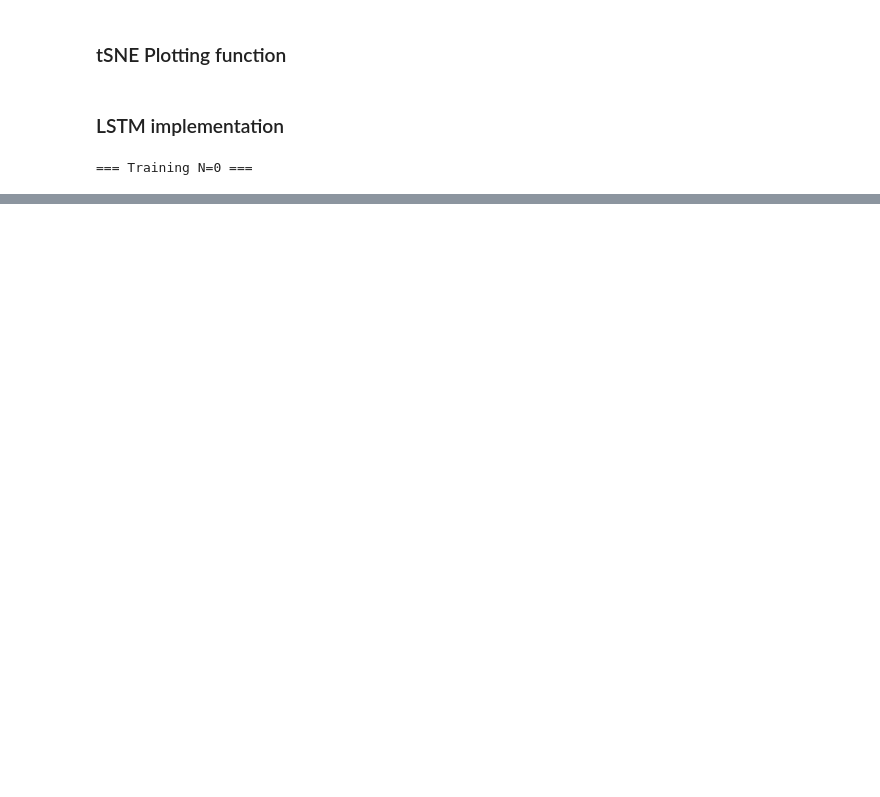
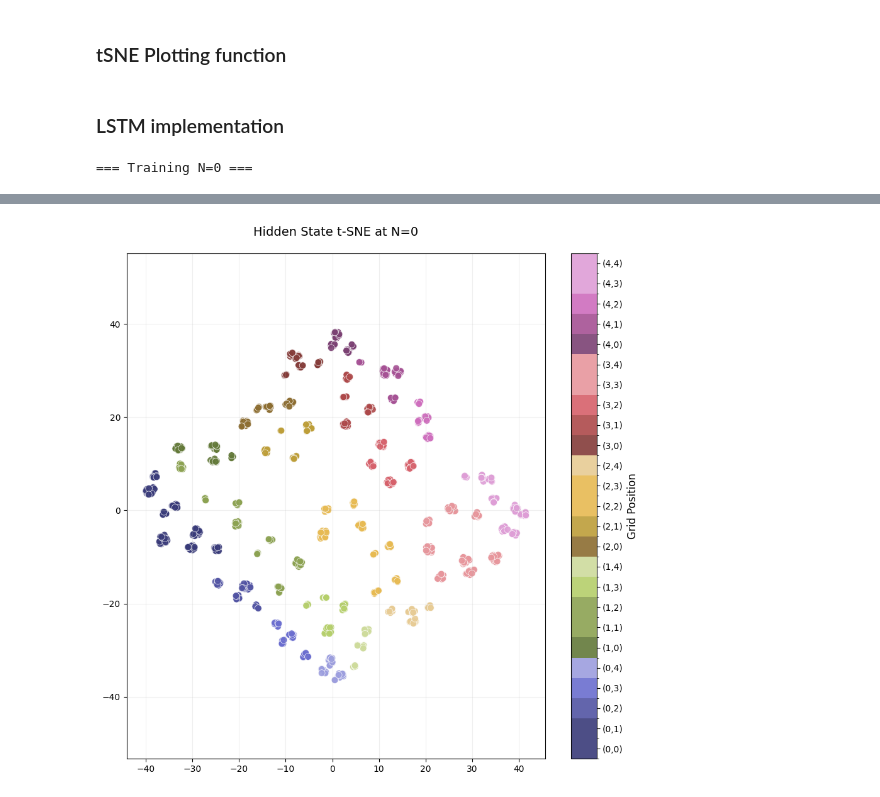
Before and after one commit to neur1s/GridVaders, a Jupyter notebook: lstm.ipynb, the cells around one changed output, grey strips where cells are left out. Saved outputs shown, nothing was run; the diff lists cells and outputs as text; code cells hidden in the pictures; blank space fills up the shorter version.

Commit message:
Updated hidden state extraction
Hidden state extraction from the evaluation step

```diff
--- a/lstm.ipynb
+++ b/lstm.ipynb
@@ -15,15 +15,17 @@ import matplotlib.colors as mcolors
 # %% [markdown]
 ### tSNE Plotting function
 # %%
-def plot_tsne(hidden_states, grid_positions, n_back, perplexity=30, n_iter=1000):
+def plot_tsne(hidden_states, grid_indices, n_back, perplexity=30, n_iter=1000):
+    print(hidden_states.shape, len(grid_indices))
 
-    pos_ids = np.array([x * 5 + y for x, y in grid_positions]) # Convert grid positions to numerical indices (0-24)
+    # grid_indices are already integers (0-24)
+    pos_ids = np.array(grid_indices)
 
-    # Run t-SNE with tunable parameters
+    # Run t-SNE
     tsne = TSNE(n_components=2, random_state=SEED, perplexity=perplexity, n_iter=n_iter)
     tsne_results = tsne.fit_transform(hidden_states)
 
-    # Define a categorical colormap with 25 distinct colors
+    # Define a colormap with 25 distinct colors
     cmap = plt.cm.get_cmap('tab20b', 25)
     norm = mcolors.BoundaryNorm(np.arange(-0.5, 25.5), cmap.N)
 
@@ -40,12 +42,12 @@ def plot_tsne(hidden_states, grid_positions, n_back, perplexity=30, n_iter=1000)
         linewidths=0.5
     )
 
-    # Colorbar with grid coordinates
+    # Add colorbar with grid labels as (x, y)
     cbar = plt.colorbar(scatter, ticks=np.arange(25))
     cbar.set_ticklabels([f"({i//5},{i%5})" for i in range(25)])
     cbar.set_label('Grid Position', fontsize=12)
 
-    plt.title(f'Hidden State Representation at N={n_back}', fontsize=14, pad=20)
+    plt.title(f'Hidden State t-SNE at N={n_back}', fontsize=14, pad=20)
     plt.axis('equal')
     plt.grid(True, alpha=0.2)
     plt.tight_layout()
@@ -56,6 +58,7 @@ def plot_tsne(hidden_states, grid_positions, n_back, perplexity=30, n_iter=1000)
 from n_back_spatial_task import (
     create_n_back_dataset,
     NBackDataset as ColleagueNBackDataset,
+    loc2idx,
     idx2loc
 )
 
@@ -67,7 +70,7 @@ if torch.cuda.is_available():
 
 #--Configuration--
 GRID_SIZE = np.array([5, 5], dtype=int)
-HIDDEN_SIZE = 128
+HIDDEN_SIZE = 256
 INPUT_SIZE = 4
 OUTPUT_SIZE = GRID_SIZE[0] * GRID_SIZE[1]
 DEVICE = torch.device("mps" if torch.backends.mps.is_available() else "cpu")
@@ -145,7 +148,7 @@ class NBackTrainer:
                 self.optimizer.step()
                 total_loss += loss.item()
 
-    def evaluate(self, test_samples=1_000):
+    def evaluate(self, test_samples=1_000, return_hidden_states=False, time_step=None):
         test_loader = DataLoader(
             NBackDataset(test_samples, self.n_back),
             batch_size=BATCH_SIZE
@@ -153,45 +156,39 @@ class NBackTrainer:
 
         self.model.eval()
         correct = total = 0
+        all_hidden_states = []
+        all_labels = []
+
         with torch.no_grad():
             for actions, targets in test_loader:
                 actions, targets = actions.to(DEVICE), targets.to(DEVICE)
                 batch_size = actions.size(0)
-                logits = self.model(actions, batch_size)
 
+                # Get one-hot and hidden outputs
+                one_hot = F.one_hot(actions, num_classes=4).float()
+                h0 = self.model.h0.expand(1, batch_size, -1).contiguous()
+                c0 = self.model.c0.expand(1, batch_size, -1).contiguous()
+                lstm_out, _ = self.model.lstm(one_hot, (h0, c0))
+
+                logits = self.model.fc(lstm_out)
                 preds = logits[:, self.n_back:].argmax(-1)
-                tgts = targets[:, 1:]  # Remove the initial position to align x and y
+                tgts = targets[:, 1:]  # Remove the initial dummy target
                 correct += (preds == tgts).sum().item()
                 total += tgts.numel()
 
-        return correct / total if total > 0 else 0
+                if return_hidden_states and time_step is not None and time_step < SEQ_LENGTH:
+                    valid_batch_idx = (targets.shape[1] > time_step + 1)
+                    for i in range(batch_size):
+                        if valid_batch_idx:
+                            hidden = lstm_out[i, time_step, :].cpu().numpy()
+                            label = targets[i, time_step + 1].item()
+                            all_hidden_states.append(hidden)
+                            all_labels.append(label)
 
-    def extract_hidden_states(self, num_samples=1000, time_step=40):
-        hidden_states = []
-        grid_positions = []  # To store (x,y) coordinates
-
-        dataset = NBackDataset(num_samples, self.n_back)
-
-        for i in trange(num_samples):
-            x, y = dataset[i]
-
-            target_idx = time_step + self.n_back
-            if target_idx >= len(y): # Have to skip if the target index is out of bounds
-                continue
-
-            with torch.no_grad():
-                x_input = x.unsqueeze(0).to(DEVICE)
-                x_input = F.one_hot(x_input, 4).float()
-                output, _ = self.model.lstm(x_input, (
-                    self.model.h0.expand(1, 1, -1).contiguous(),
-                    self.model.c0.expand(1, 1, -1).contiguous()
-                ))
-                hidden_states.append(output[0, time_step, :].cpu().numpy())
-
-                grid_pos = idx2loc(y[target_idx].item(), GRID_SIZE)
-                grid_positions.append(grid_pos)
-
-        return np.array(hidden_states), np.array(grid_positions)
+        acc = correct / total if total > 0 else 0
+        if return_hidden_states:
+            return acc, np.array(all_hidden_states), np.array(all_labels)
+        return acc
 
 def run_experiment(max_n=10):
     accuracies = []
@@ -201,18 +198,17 @@ def run_experiment(max_n=10):
         trainer.train()
 
         # Evaluate 3 times for stability
-        eval_acc = np.mean([trainer.evaluate() for _ in range(3)])
-        accuracies.append(eval_acc)
-        print(f"N={N} Final Accuracy: {eval_acc:.4f}")
-
-        if N in [0]:  # Expand to more N values as needed
-            print(f"Extracting hidden states for N={N}...")
-            hidden_states, labels = trainer.extract_hidden_states(
-                num_samples=1000,
-                time_step=40  # Using step 40 as in Italo's approach
-            )
+        if N in [0]:  # For selected N, extract hidden states too
+            print(f"Evaluating and extracting hidden states for N={N}...")
+            acc, hidden_states, labels = trainer.evaluate(return_hidden_states=True, time_step=40)
+            accuracies.append(acc)
+            print(f"N={N} Final Accuracy: {acc:.4f}")
             print("Running t-SNE...")
-            plot_tsne(hidden_states, labels, N, n_iter=2500)
+            plot_tsne(hidden_states, labels, N)
+        else:
+            eval_acc = np.mean([trainer.evaluate() for _ in range(3)])
+            accuracies.append(eval_acc)
+            print(f"N={N} Final Accuracy: {eval_acc:.4f}")
 
     return accuracies
 
@@ -235,0 +234 @@ Extracting hidden states for N=0...
+[figure, new version]
```
Also changed, not shown: parts of 1 cell of this notebook.
